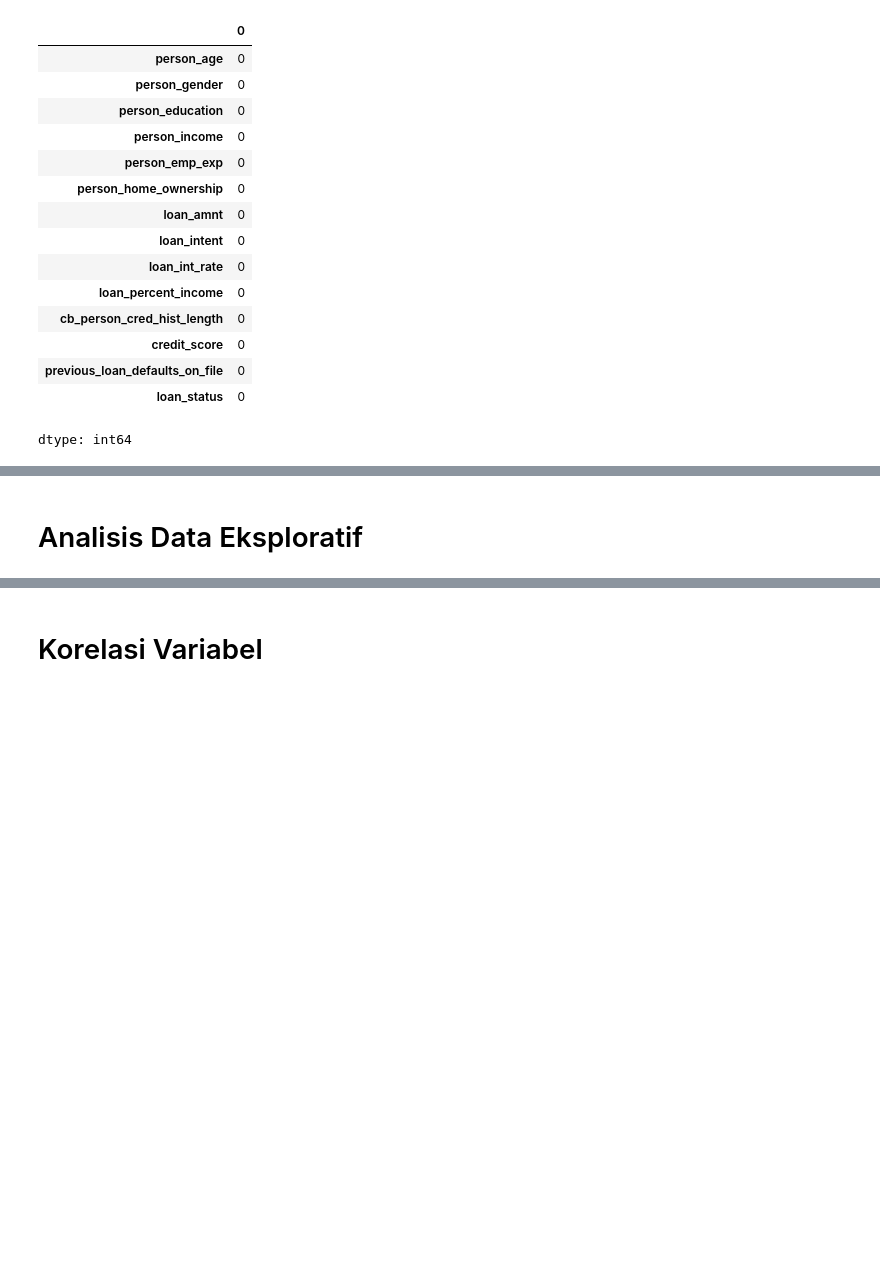
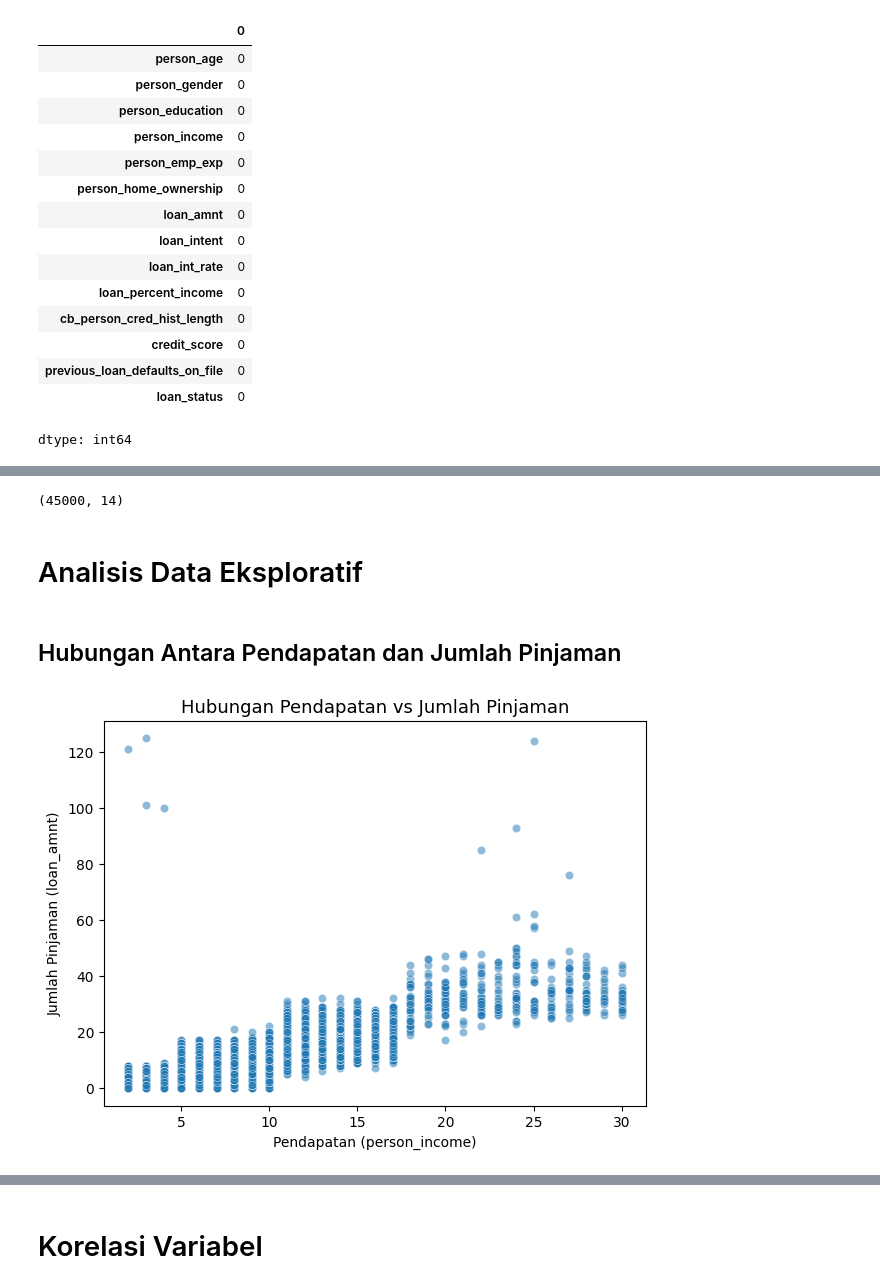
Before and after one commit to zaldiabdulhadi/eda-project-loan-dataset, a Jupyter notebook: EDA_AnalisisKorelasi_Project.ipynb, the cells around one changed output, grey strips where cells are left out. Cells and saved outputs as stored; diff of their text form; code cells hidden in the pictures; blank space fills up the shorter version.

```diff
--- a/EDA_AnalisisKorelasi_Project.ipynb
+++ b/EDA_AnalisisKorelasi_Project.ipynb
@@ -88,0 +172,4 @@ dtype: int64
+# %%
+df_clean.shape
+# %% [output]
+(45000, 14)
@@ -89,2 +178,13 @@ dtype: int64
 # %% [markdown]
 # Analisis Data Eksploratif
+# %% [markdown]
+## Hubungan Antara Pendapatan dan Jumlah Pinjaman
+# %%
+plt.figure(figsize=(7,5))
+sns.scatterplot(data=df, x='cb_person_cred_hist_length', y='person_emp_exp', alpha=0.5)
+plt.title('Hubungan Pendapatan vs Jumlah Pinjaman', fontsize=13)
+plt.xlabel('Pendapatan (person_income)')
+plt.ylabel('Jumlah Pinjaman (loan_amnt)')
+plt.show()
+# %% [output]
+[figure, added]
```
Also changed, not shown: parts of 50 cells of this notebook.
